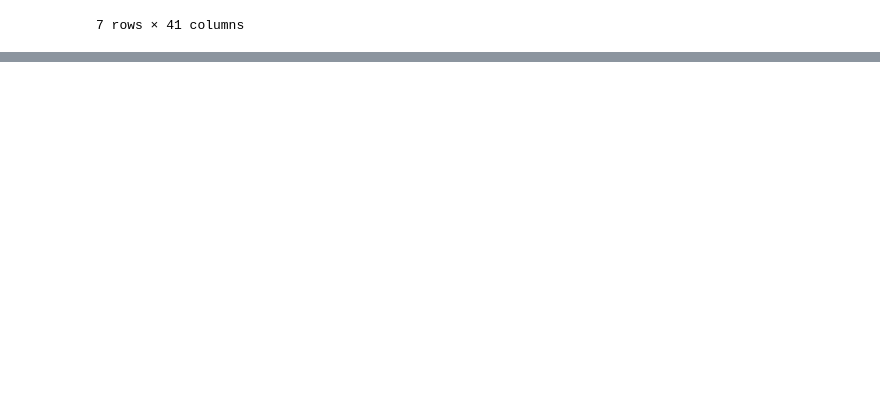
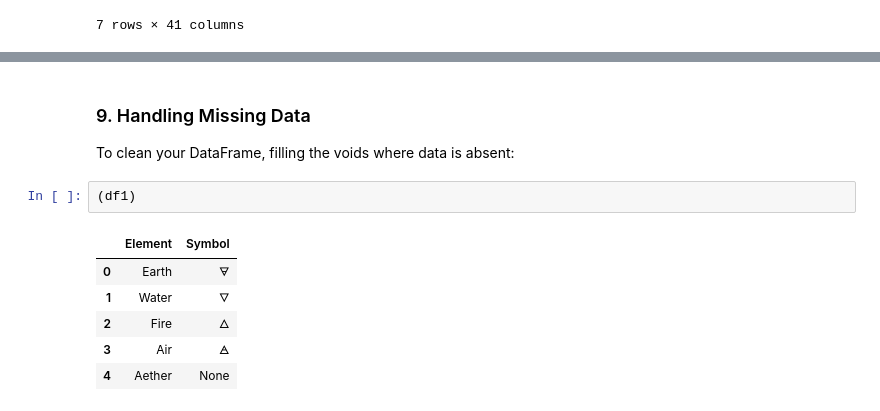
Before and after one commit to brunoopinheiro/Quick_Python_Cheat_Sheet, a Jupyter notebook: notebooks/pandas_dataframes/pandas_snippets.ipynb, the cells around one changed output, grey strips where cells are left out. Cells and saved outputs as stored; diff of their text form; blank space fills up the shorter version.

```diff
--- a/notebooks/pandas_dataframes/pandas_snippets.ipynb
+++ b/notebooks/pandas_dataframes/pandas_snippets.ipynb
@@ -62,0 +224,12 @@ To get the first rows from the DataFrame:
+# %% [markdown]
+### 9. Handling Missing Data
+To clean your DataFrame, filling the voids where data is absent:
+# %%
+(df1)
+# %% [output]
+|  | Element | Symbol |
+| 0 | Earth | 🜃 |
+| 1 | Water | 🜄 |
+| 2 | Fire | 🜂 |
+| 3 | Air | 🜁 |
+| 4 | Aether | None |
```
Also changed, not shown: parts of 16 cells of this notebook, 1 other file.
